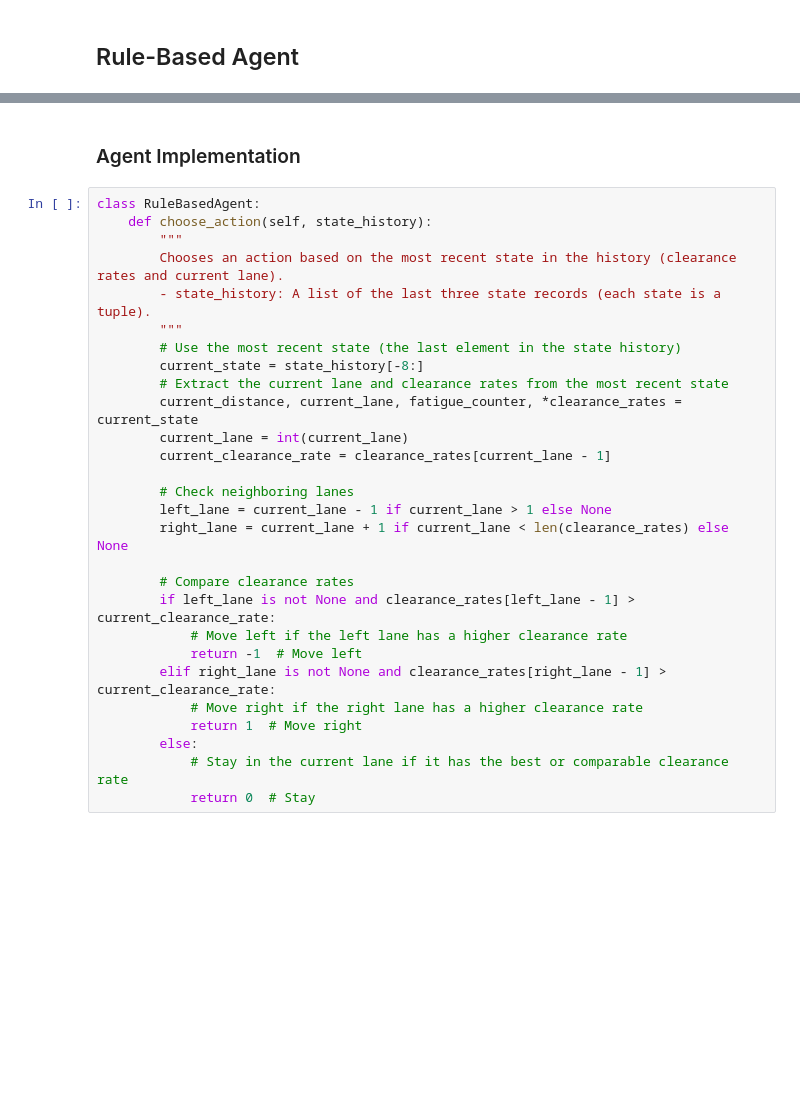
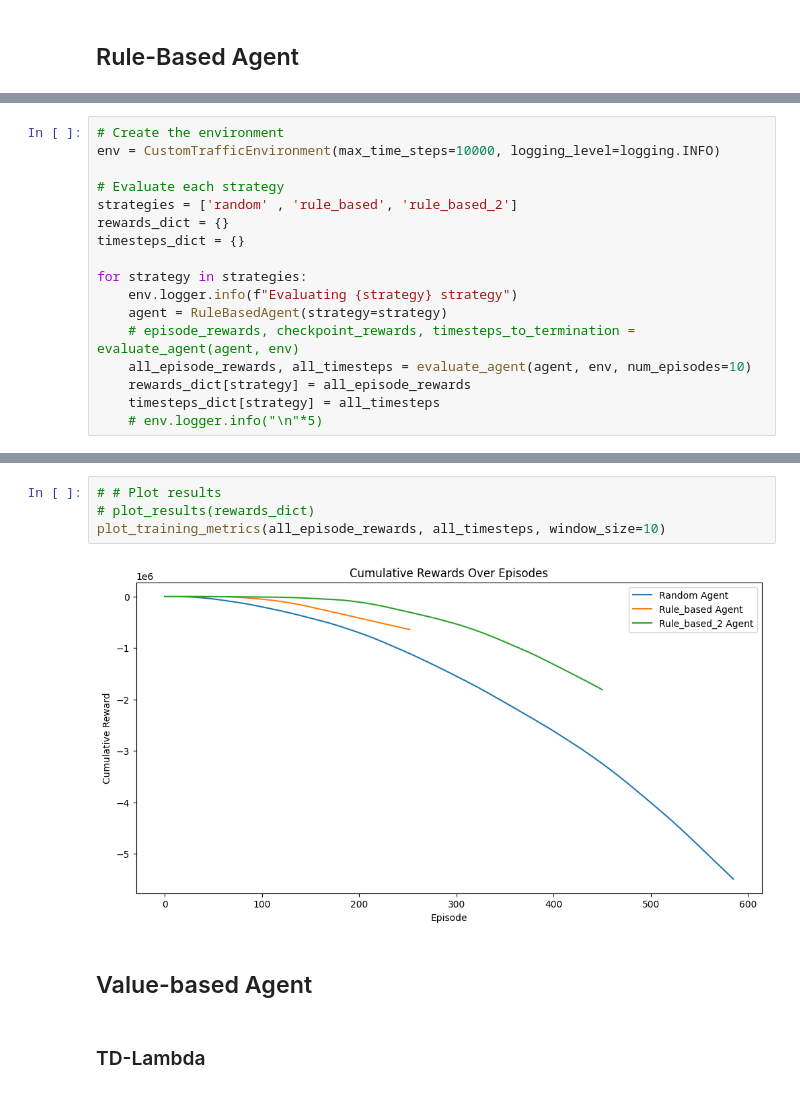
Before and after one commit to danieljames96/LaneSwitchRL-Simulation, a Jupyter notebook: notebooks/Daniel-agents.ipynb, the cells around one changed output, grey strips where cells are left out. Cells and saved outputs as stored; diff of their text form; blank space fills up the shorter version.

Commit message:
Updated environment and Rule-based, TD-Lambda agents for Task 2

```diff
--- a/notebooks/Daniel-agents.ipynb
+++ b/notebooks/Daniel-agents.ipynb
@@ -13,0 +87,17 @@ from custom_environment import CustomTrafficEnvironment
+# %%
+# Create the environment
+env = CustomTrafficEnvironment(max_time_steps=10000, logging_level=logging.INFO)
+
+# Evaluate each strategy
+strategies = ['random' , 'rule_based', 'rule_based_2']
+rewards_dict = {}
+timesteps_dict = {}
+
+for strategy in strategies:
+    env.logger.info(f"Evaluating {strategy} strategy")
+    agent = RuleBasedAgent(strategy=strategy)
+    # episode_rewards, checkpoint_rewards, timesteps_to_termination = evaluate_agent(agent, env)
+    all_episode_rewards, all_timesteps = evaluate_agent(agent, env, num_episodes=10)
+    rewards_dict[strategy] = all_episode_rewards
+    timesteps_dict[strategy] = all_timesteps
+    # env.logger.info("\n"*5)
@@ -14,30 +113,10 @@ from custom_environment import CustomTrafficEnvironment
+# %%
+# # Plot results
+# plot_results(rewards_dict)
+plot_training_metrics(all_episode_rewards, all_timesteps, window_size=10)
+# %% [output]
+[figure, added]
 # %% [markdown]
-### Agent Implementation
+## Value-based Agent
-# %%
-class RuleBasedAgent:
-    def choose_action(self, state_history):
-        """
-        Chooses an action based on the most recent state in the history (clearance rates and current lane).
-        - state_history: A list of the last three state records (each state is a tuple).
-        """
-        # Use the most recent state (the last element in the state history)
-        current_state = state_history[-8:]
-        # Extract the current lane and clearance rates from the most recent state
-        current_distance, current_lane, fatigue_counter, *clearance_rates = current_state
-        current_lane = int(current_lane)
-        current_clearance_rate = clearance_rates[current_lane - 1]
-
-        # Check neighboring lanes
-        left_lane = current_lane - 1 if current_lane > 1 else None
-        right_lane = current_lane + 1 if current_lane < len(clearance_rates) else None
-
-        # Compare clearance rates
-        if left_lane is not None and clearance_rates[left_lane - 1] > current_clearance_rate:
-            # Move left if the left lane has a higher clearance rate
-            return -1  # Move left
-        elif right_lane is not None and clearance_rates[right_lane - 1] > current_clearance_rate:
-            # Move right if the right lane has a higher clearance rate
-            return 1  # Move right
-        else:
-            # Stay in the current lane if it has the best or comparable clearance rate
-            return 0  # Stay
+# %% [markdown]
+### TD-Lambda
```
Also changed, not shown: parts of 15 cells of this notebook, 5 other files.
